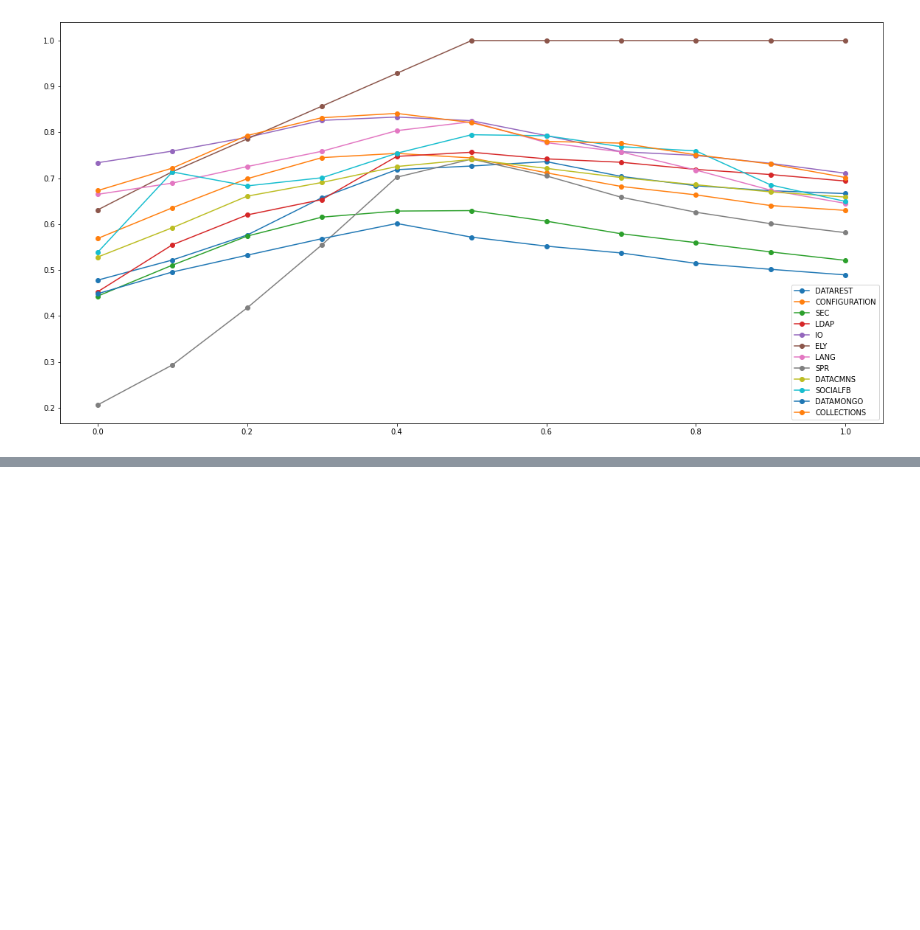
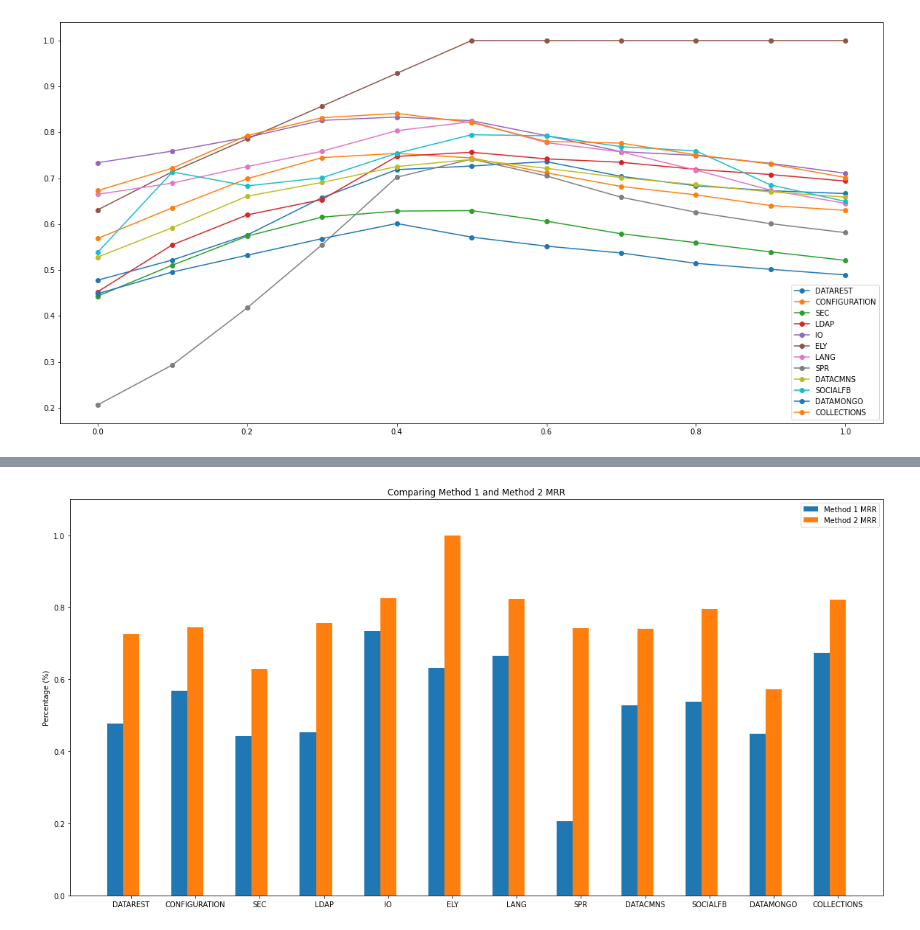
Before and after one commit to JeremyOlea/BugLocator, a Jupyter notebook: Method2.ipynb, the cells around one changed output, grey strips where cells are left out. Cells and saved outputs as stored; diff of their text form; code cells hidden in the pictures; blank space fills up the shorter version.

```diff
--- a/Method2.ipynb
+++ b/Method2.ipynb
@@ -743,0 +782,4 @@ create_line_graph(alpha_MRR)
+# %%
+visualize_compare_methods(method_1, best_method_2, 'MRR')
+# %% [output]
+[figure, added]
```
Also changed, not shown: parts of 25 cells of this notebook, 1 other file.
